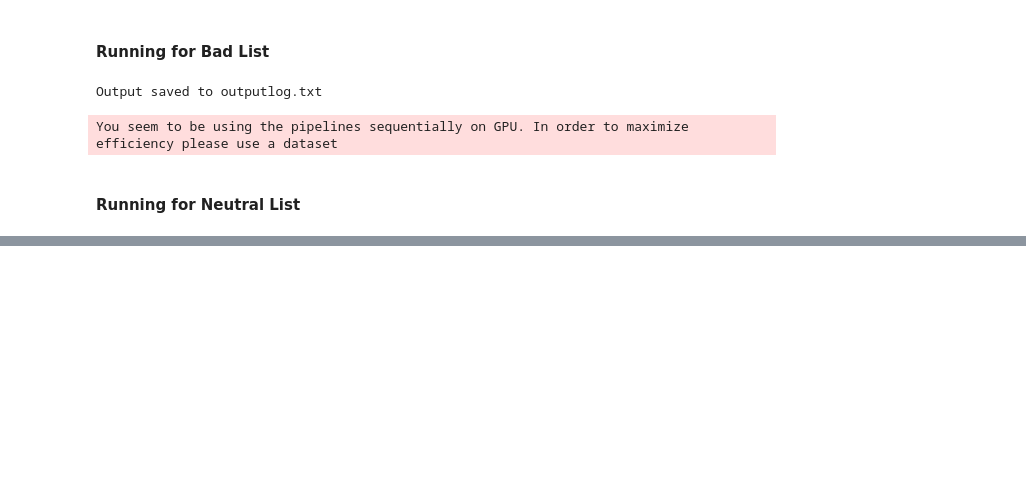
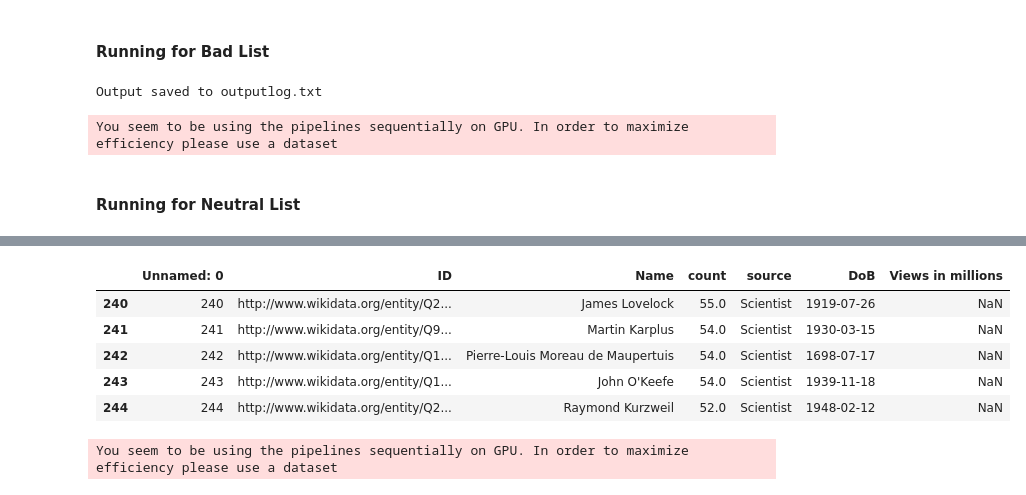
Before and after one commit to SnehaR26/psychollm, a Jupyter notebook: falcon211b.ipynb, the cells around one changed output, grey strips where cells are left out. Drawn from its saved outputs; the diff is of its cells as text; code cells hidden in the pictures; blank space fills up the shorter version.

```diff
--- a/falcon211b.ipynb
+++ b/falcon211b.ipynb
@@ -866,5 +896,16 @@ sys.stdout = string_io
 # %%
 df3=pd.read_csv('Datasubs/res_neutral4.csv')
+# %%
+df3=df3.iloc[240:]
+# %%
+df3.head()
+# %% [output]
+|  | Unnamed: 0 | ID | Name | count | source | DoB | Views in millions |
+| 240 | 240 | http://www.wikidata.org/entity/Q2... | James Lovelock | 55.0 | Scientist | 1919-07-26 | NaN |
+| 241 | 241 | http://www.wikidata.org/entity/Q9... | Martin Karplus | 54.0 | Scientist | 1930-03-15 | NaN |
+| 242 | 242 | http://www.wikidata.org/entity/Q1... | Pierre-Louis Moreau de Maupertuis | 54.0 | Scientist | 1698-07-17 | NaN |
+| 243 | 243 | http://www.wikidata.org/entity/Q1... | John O'Keefe | 54.0 | Scientist | 1939-11-18 | NaN |
+| 244 | 244 | http://www.wikidata.org/entity/Q2... | Raymond Kurzweil | 52.0 | Scientist | 1948-02-12 | NaN |
 # %%
 name_category_dict3 = dict(zip(df3['Name'], df3['source']))
 
@@ -917,3 +958,5 @@ with open('./F11B_res/outputlog11b3.txt', 'a') as f:
     f.write(output)
 
 print("Output saved to outputlog.txt")
+# %% [output]
+You seem to be using the pipelines sequentially on GPU. In order to maximize efficiency please use a dataset
```
Also changed, not shown: parts of 4 cells of this notebook, 2 other files.
